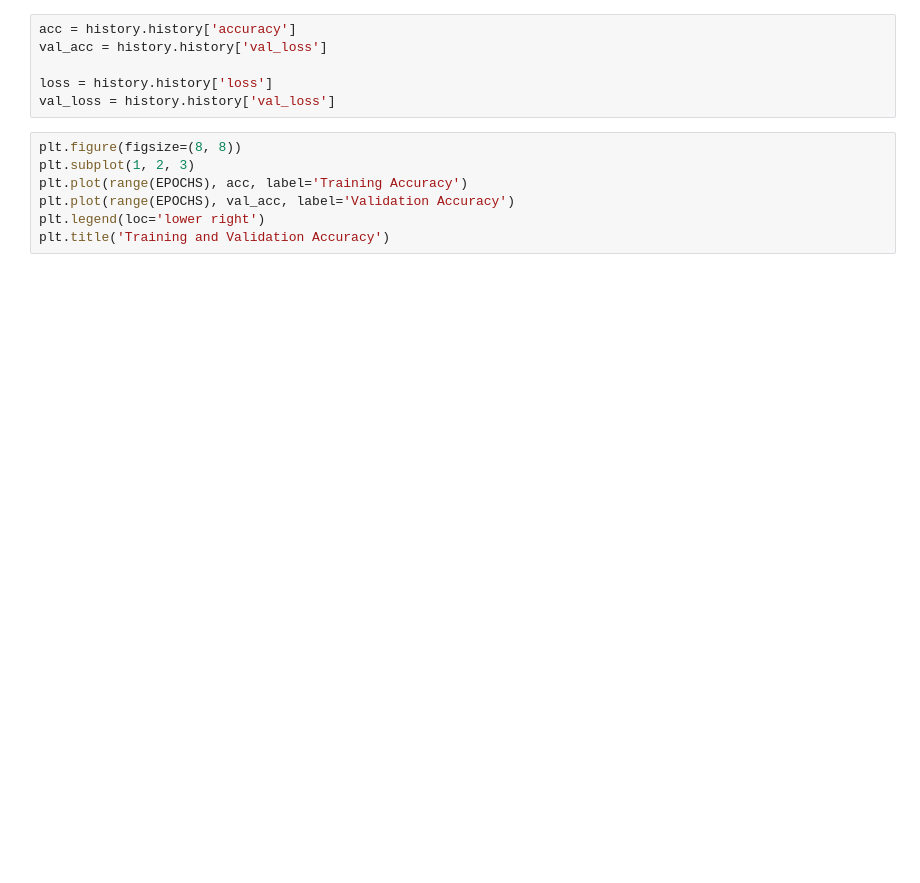
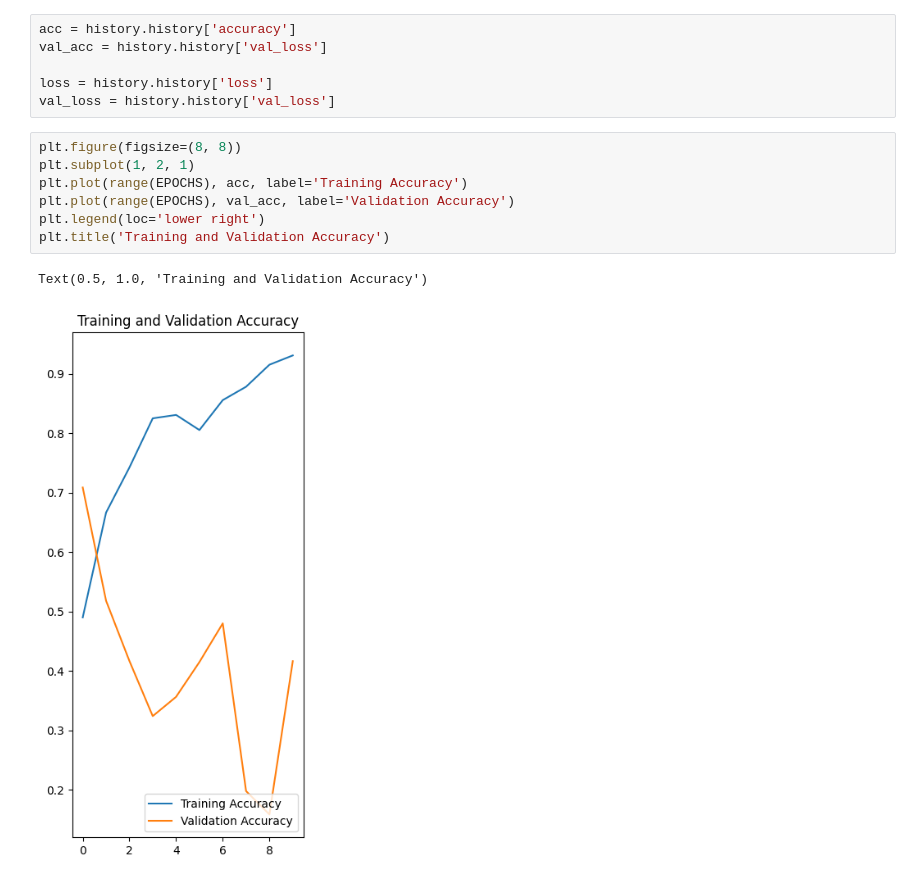
Before and after one commit to NesApps/potato_disease_detection, a Jupyter notebook: Training/Training.ipynb, the cells around one changed output. Saved outputs shown, nothing was run; the diff lists cells and outputs as text; blank space fills up the shorter version.

```diff
--- a/Training/Training.ipynb
+++ b/Training/Training.ipynb
@@ -151,11 +226,14 @@ loss = history.history['loss']
 val_loss = history.history['val_loss']
 # %%
 plt.figure(figsize=(8, 8))
-plt.subplot(1, 2, 3)
+plt.subplot(1, 2, 1)
 plt.plot(range(EPOCHS), acc, label='Training Accuracy')
 plt.plot(range(EPOCHS), val_acc, label='Validation Accuracy')
 plt.legend(loc='lower right')
 plt.title('Training and Validation Accuracy')
+# %% [output]
+Text(0.5, 1.0, 'Training and Validation Accuracy')
+[figure, added]
 # %%
 plt.subplot(1, 2, 2)
 plt.plot(range(EPOCHS), loss, label='Training Loss')
```
Also changed, not shown: parts of 27 cells of this notebook, 6 other files.
